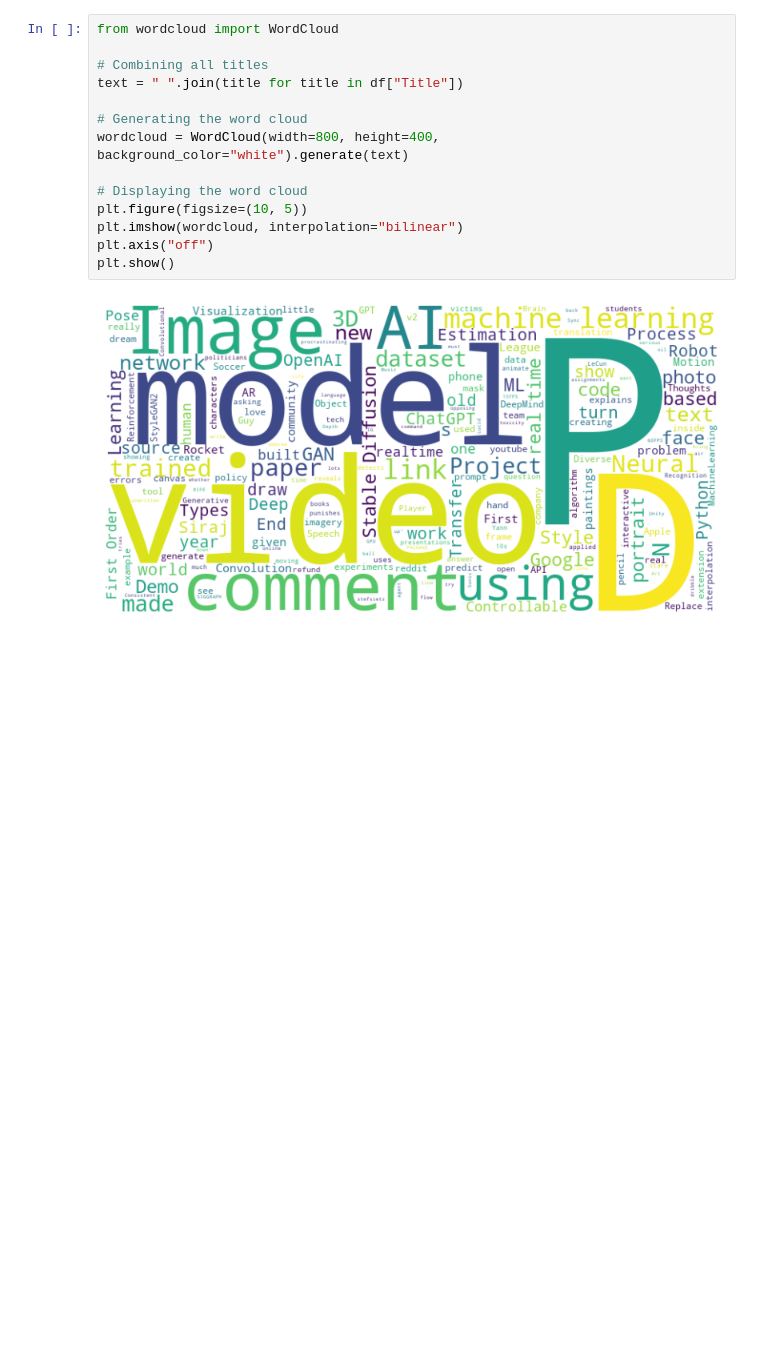
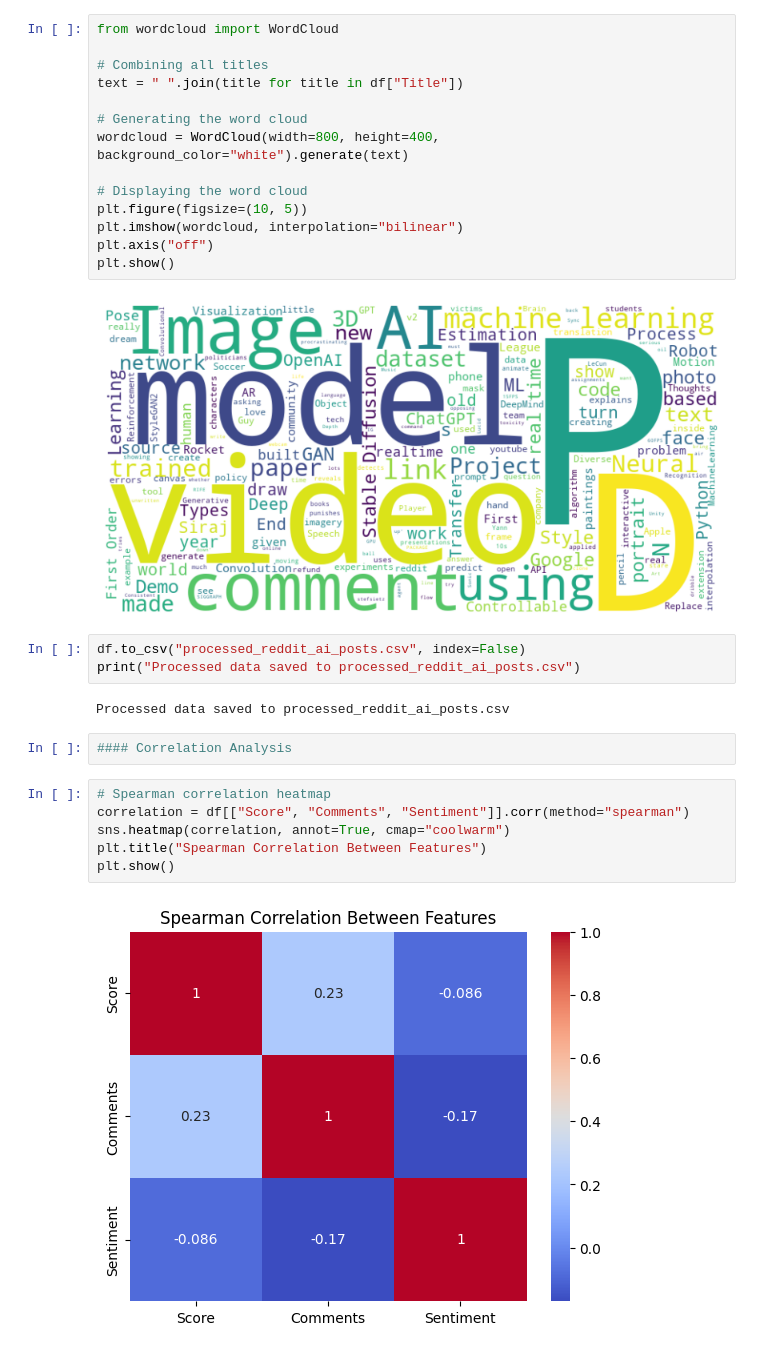
Before and after one commit to Soumika-Seelam/sm-sentimentanalysis, a Jupyter notebook: analysis.ipynb, the cells around one changed output. Cells and saved outputs as stored; diff of their text form; blank space fills up the shorter version.

Commit message:
word cloud and correlation analysis

```diff
--- a/analysis.ipynb
+++ b/analysis.ipynb
@@ -194,3 +196,18 @@ plt.axis("off")
 plt.show()
 # %% [output]
 [figure]
+# %%
+df.to_csv("processed_reddit_ai_posts.csv", index=False)
+print("Processed data saved to processed_reddit_ai_posts.csv")
+# %% [output]
+Processed data saved to processed_reddit_ai_posts.csv
+# %%
+#### Correlation Analysis
+# %%
+# Spearman correlation heatmap
+correlation = df[["Score", "Comments", "Sentiment"]].corr(method="spearman")
+sns.heatmap(correlation, annot=True, cmap="coolwarm")
+plt.title("Spearman Correlation Between Features")
+plt.show()
+# %% [output]
+[figure, added]
```
Also changed, not shown: parts of 2 cells of this notebook.
